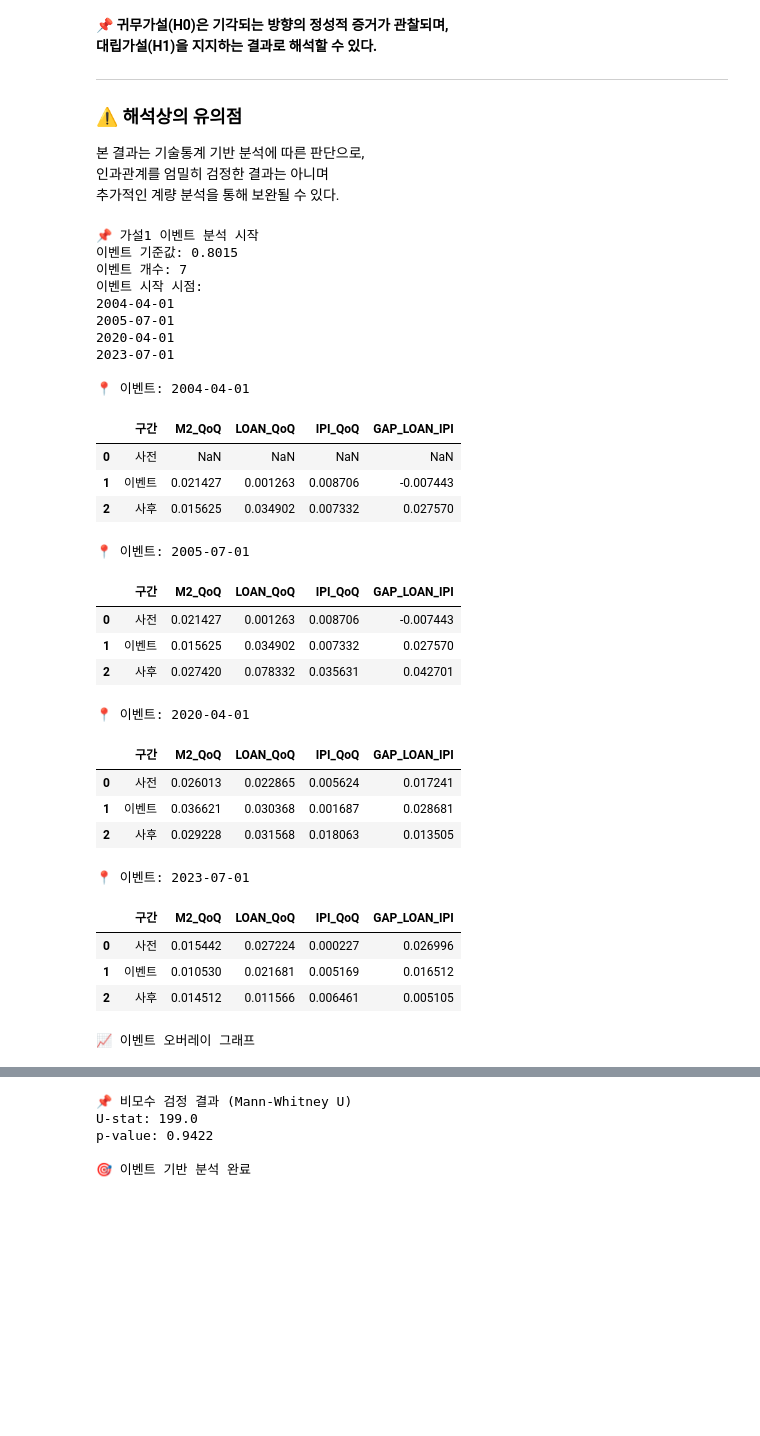
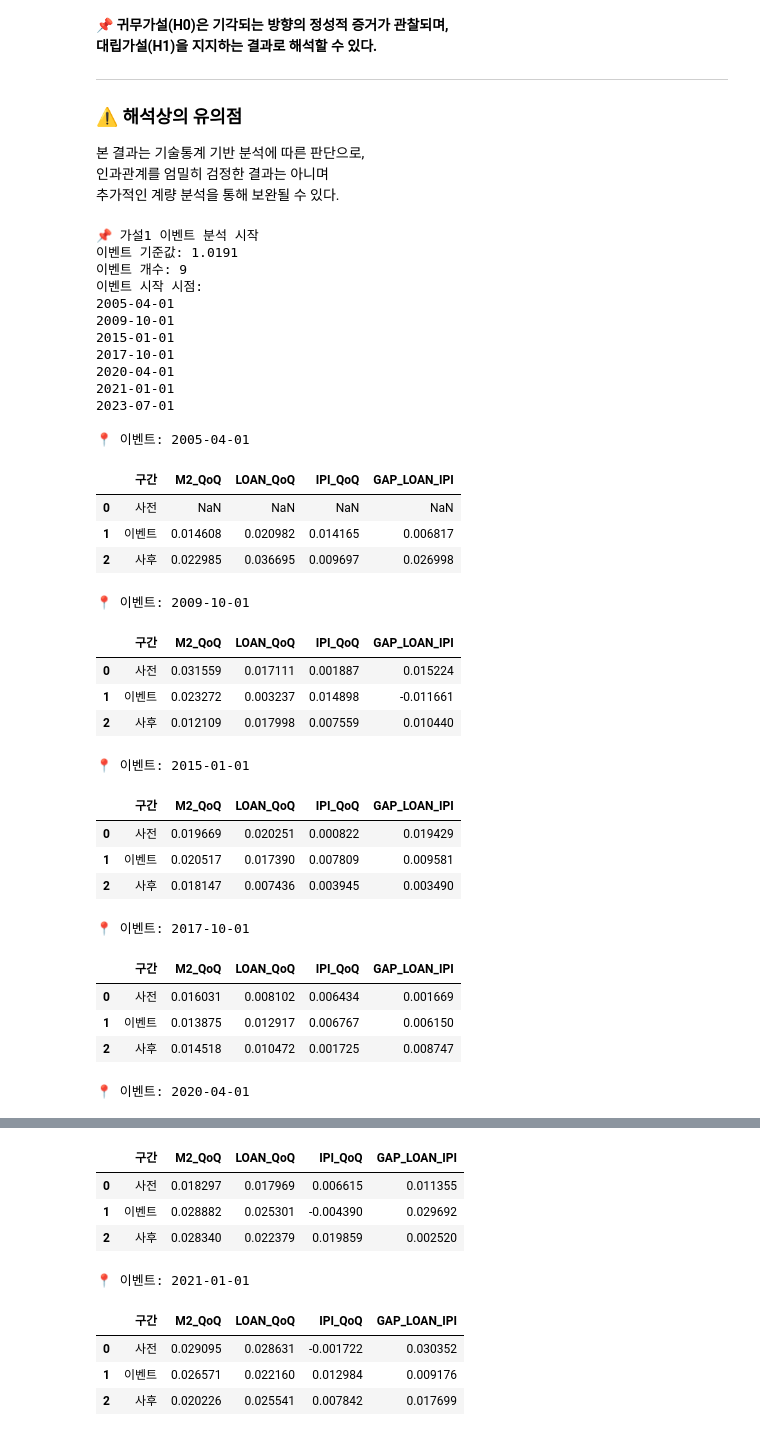
Before and after one commit to yoonsung1/final-project, a Jupyter notebook: 가은/가설 검정/금융전달로 단절 가설.ipynb, the cells around one changed output, grey strips where cells are left out. Cells and saved outputs as stored; diff of their text form; code cells hidden in the pictures; blank space fills up the shorter version.

```diff
--- a/가은/가설 검정/금융전달로 단절 가설.ipynb
+++ b/가은/가설 검정/금융전달로 단절 가설.ipynb
@@ -317,7 +317,7 @@ ipi  = load_series(PATH_IPI, "IPI")
 
 dec = pd.read_csv(PATH_DECOUPLING)
 dec["date"] = pd.to_datetime(dec["date"])
-dec = dec.groupby("date", as_index=False)["decoupling"].mean()
+dec = dec.groupby("date", as_index=False)["gap"].mean()
 
 # ============================================================
 # 2️⃣ 월 기준 병합
@@ -343,8 +343,8 @@ df = df.dropna().reset_index(drop=True)
 # 3️⃣ 이벤트 자동 추출 (상위 10%)
 # ============================================================
 
-threshold = df["decoupling"].quantile(0.9)
-df["event_flag"] = (df["decoupling"] >= threshold).astype(int)
+threshold = df["gap"].quantile(0.9)
+df["event_flag"] = (df["gap"] >= threshold).astype(int)
 
 print("이벤트 기준값:", round(threshold,4))
 print("이벤트 개수:", df["event_flag"].sum())
@@ -412,52 +412,55 @@ plt.plot(mean_path.index, mean_path["M2_QoQ"], label="M2")
 plt.plot(mean_path.index, mean_path["LOAN_QoQ"], label="LOAN")
 plt.plot(mean_path.index, mean_path["IPI_QoQ"], label="IPI")
 plt.axvline(0, linestyle="--")
 plt.legend()
 plt.title("이벤트 기준 평균 경로")
 plt.show()
 
 # ============================================================
 # 6️⃣ 비모수 검정 (이벤트 vs 비이벤트)
 # ============================================================
 
 event_gap = df.loc[df["event_flag"]==1, "GAP_LOAN_IPI"]
 nonevent_gap = df.loc[df["event_flag"]==0, "GAP_LOAN_IPI"]
 
 u_stat, p_val = stats.mannwhitneyu(event_gap, nonevent_gap, alternative="two-sided")
 
 print("\n📌 비모수 검정 결과 (Mann-Whitney U)")
 print("U-stat:", round(u_stat,4))
 print("p-value:", round(p_val,4))
 
 print("\n🎯 이벤트 기반 분석 완료")
 # %% [output]
 📌 가설1 이벤트 분석 시작
-이벤트 기준값: 0.8015
-이벤트 개수: 7
+이벤트 기준값: 1.0191
+이벤트 개수: 9
 이벤트 시작 시점:
-2004-04-01
-2005-07-01
+2005-04-01
+2009-10-01
+2015-01-01
+2017-10-01
 2020-04-01
+2021-01-01
 2023-07-01
 
-📍 이벤트: 2004-04-01
+📍 이벤트: 2005-04-01
 |  | 구간 | M2_QoQ | LOAN_QoQ | IPI_QoQ | GAP_LOAN_IPI |
 | 0 | 사전 | NaN | NaN | NaN | NaN |
-| 1 | 이벤트 | 0.021427 | 0.001263 | 0.008706 | -0.007443 |
-| 2 | 사후 | 0.015625 | 0.034902 | 0.007332 | 0.027570 |
+| 1 | 이벤트 | 0.014608 | 0.020982 | 0.014165 | 0.006817 |
+| 2 | 사후 | 0.022985 | 0.036695 | 0.009697 | 0.026998 |
-📍 이벤트: 2005-07-01
+📍 이벤트: 2009-10-01
 |  | 구간 | M2_QoQ | LOAN_QoQ | IPI_QoQ | GAP_LOAN_IPI |
-| 0 | 사전 | 0.021427 | 0.001263 | 0.008706 | -0.007443 |
-| 1 | 이벤트 | 0.015625 | 0.034902 | 0.007332 | 0.027570 |
-| 2 | 사후 | 0.027420 | 0.078332 | 0.035631 | 0.042701 |
+| 0 | 사전 | 0.031559 | 0.017111 | 0.001887 | 0.015224 |
+| 1 | 이벤트 | 0.023272 | 0.003237 | 0.014898 | -0.011661 |
+| 2 | 사후 | 0.012109 | 0.017998 | 0.007559 | 0.010440 |
-📍 이벤트: 2020-04-01
+📍 이벤트: 2015-01-01
 |  | 구간 | M2_QoQ | LOAN_QoQ | IPI_QoQ | GAP_LOAN_IPI |
-| 0 | 사전 | 0.026013 | 0.022865 | 0.005624 | 0.017241 |
-| 1 | 이벤트 | 0.036621 | 0.030368 | 0.001687 | 0.028681 |
-| 2 | 사후 | 0.029228 | 0.031568 | 0.018063 | 0.013505 |
+| 0 | 사전 | 0.019669 | 0.020251 | 0.000822 | 0.019429 |
+| 1 | 이벤트 | 0.020517 | 0.017390 | 0.007809 | 0.009581 |
+| 2 | 사후 | 0.018147 | 0.007436 | 0.003945 | 0.003490 |
-📍 이벤트: 2023-07-01
+📍 이벤트: 2017-10-01
 |  | 구간 | M2_QoQ | LOAN_QoQ | IPI_QoQ | GAP_LOAN_IPI |
-| 0 | 사전 | 0.015442 | 0.027224 | 0.000227 | 0.026996 |
-| 1 | 이벤트 | 0.010530 | 0.021681 | 0.005169 | 0.016512 |
-| 2 | 사후 | 0.014512 | 0.011566 | 0.006461 | 0.005105 |
+| 0 | 사전 | 0.016031 | 0.008102 | 0.006434 | 0.001669 |
+| 1 | 이벤트 | 0.013875 | 0.012917 | 0.006767 | 0.006150 |
+| 2 | 사후 | 0.014518 | 0.010472 | 0.001725 | 0.008747 |
-📈 이벤트 오버레이 그래프
+📍 이벤트: 2020-04-01
@@ -465,5 +467,9 @@ print("\n🎯 이벤트 기반 분석 완료")
+|  | 구간 | M2_QoQ | LOAN_QoQ | IPI_QoQ | GAP_LOAN_IPI |
+| 0 | 사전 | 0.018297 | 0.017969 | 0.006615 | 0.011355 |
+| 1 | 이벤트 | 0.028882 | 0.025301 | -0.004390 | 0.029692 |
+| 2 | 사후 | 0.028340 | 0.022379 | 0.019859 | 0.002520 |
-📌 비모수 검정 결과 (Mann-Whitney U)
-U-stat: 199.0
-p-value: 0.9422
-
-🎯 이벤트 기반 분석 완료
+📍 이벤트: 2021-01-01
+|  | 구간 | M2_QoQ | LOAN_QoQ | IPI_QoQ | GAP_LOAN_IPI |
+| 0 | 사전 | 0.029095 | 0.028631 | -0.001722 | 0.030352 |
+| 1 | 이벤트 | 0.026571 | 0.022160 | 0.012984 | 0.009176 |
+| 2 | 사후 | 0.020226 | 0.025541 | 0.007842 | 0.017699 |
```
Also changed, not shown: parts of 2 cells of this notebook.
